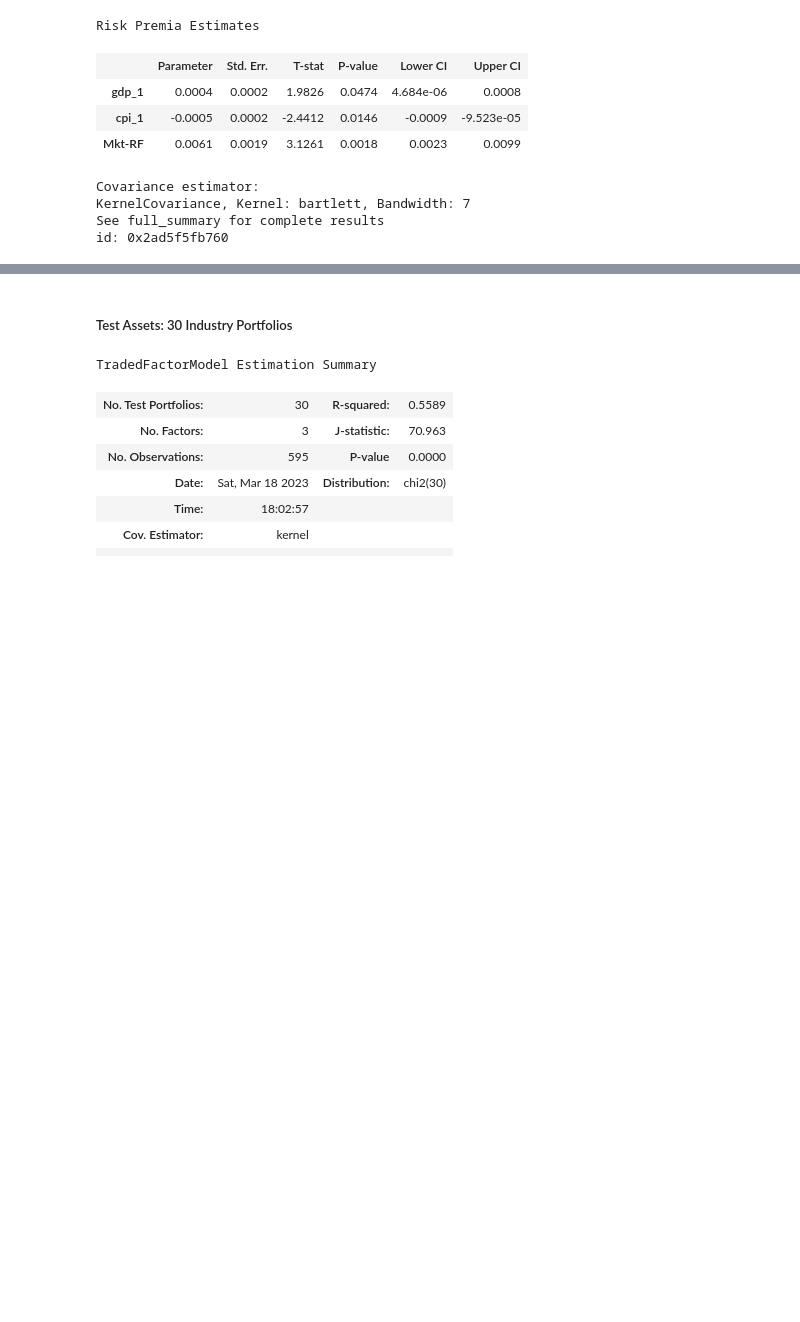
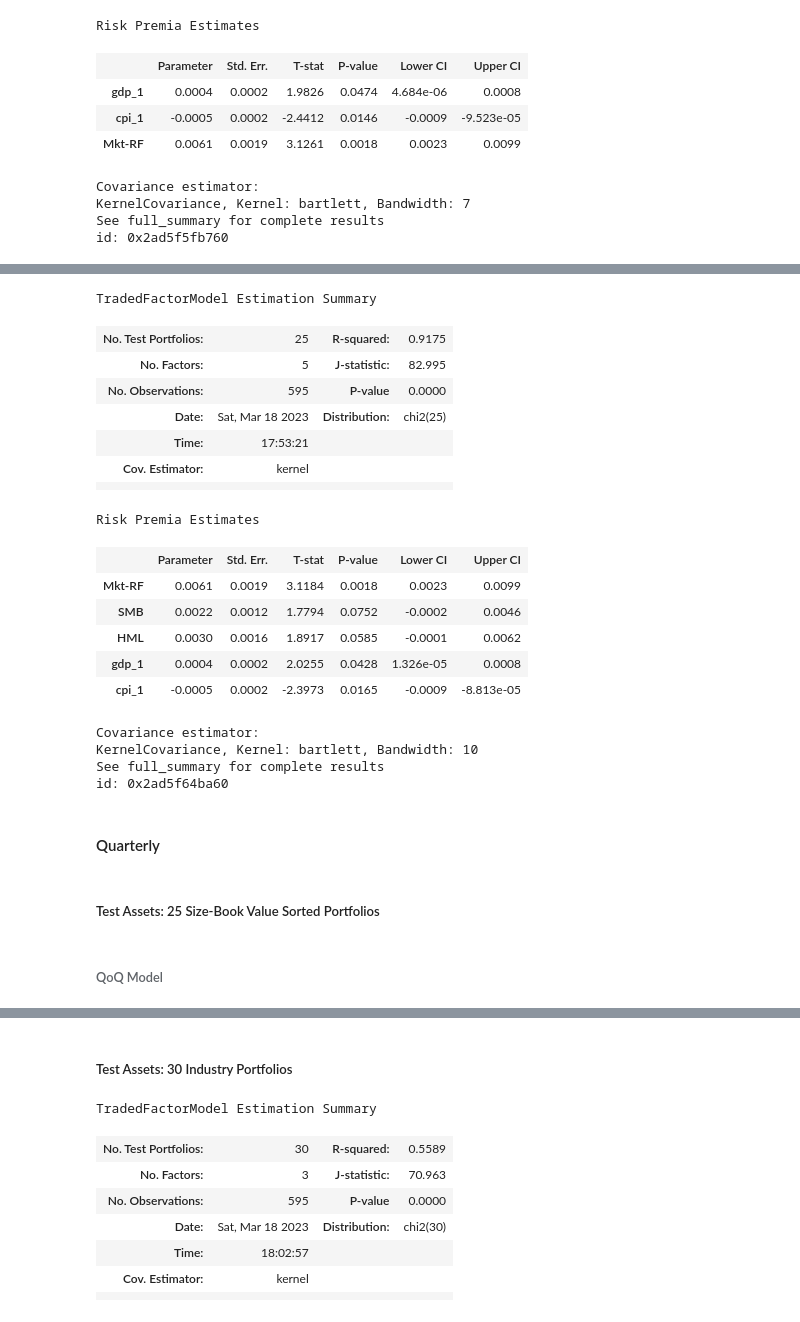
Before and after one commit to santoromano/Macro-Cross-Sectional-Analysis, a Jupyter notebook: empirics.ipynb, the cells around one changed output, grey strips where cells are left out. Saved outputs shown, nothing was run; the diff lists cells and outputs as text; code cells hidden in the pictures; blank space fills up the shorter version.

```diff
--- a/empirics.ipynb
+++ b/empirics.ipynb
@@ -258,0 +280,26 @@ id: 0x2ad5f5fb760
+# %%
+size_book_models_yoy['ff3+macro']
+# %% [output]
+TradedFactorModel Estimation Summary
+| No. Test Portfolios: | 25 | R-squared: | 0.9175 |
+| No. Factors: | 5 | J-statistic: | 82.995 |
+| No. Observations: | 595 | P-value | 0.0000 |
+| Date: | Sat, Mar 18 2023 | Distribution: | chi2(25) |
+| Time: | 17:53:21 |  |  |
+| Cov. Estimator: | kernel |  |  |
+|  |  |  |  |
+Risk Premia Estimates
+|  | Parameter | Std. Err. | T-stat | P-value | Lower CI | Upper CI |
+| Mkt-RF | 0.0061 | 0.0019 | 3.1184 | 0.0018 | 0.0023 | 0.0099 |
+| SMB | 0.0022 | 0.0012 | 1.7794 | 0.0752 | -0.0002 | 0.0046 |
+| HML | 0.0030 | 0.0016 | 1.8917 | 0.0585 | -0.0001 | 0.0062 |
+| gdp_1 | 0.0004 | 0.0002 | 2.0255 | 0.0428 | 1.326e-05 | 0.0008 |
+| cpi_1 | -0.0005 | 0.0002 | -2.3973 | 0.0165 | -0.0009 | -8.813e-05 |
+Covariance estimator:
+KernelCovariance, Kernel: bartlett, Bandwidth: 10
+See full_summary for complete results
+id: 0x2ad5f64ba60
+# %% [markdown]
+#### Quarterly
+# %% [markdown]
+##### Test Assets: 25 Size-Book Value Sorted Portfolios
@@ -258,0 +314,2 @@ id: 0x2ad5f5fb760
+# %% [markdown]
+###### QoQ Model
```
Also changed, not shown: parts of 23 cells of this notebook.
